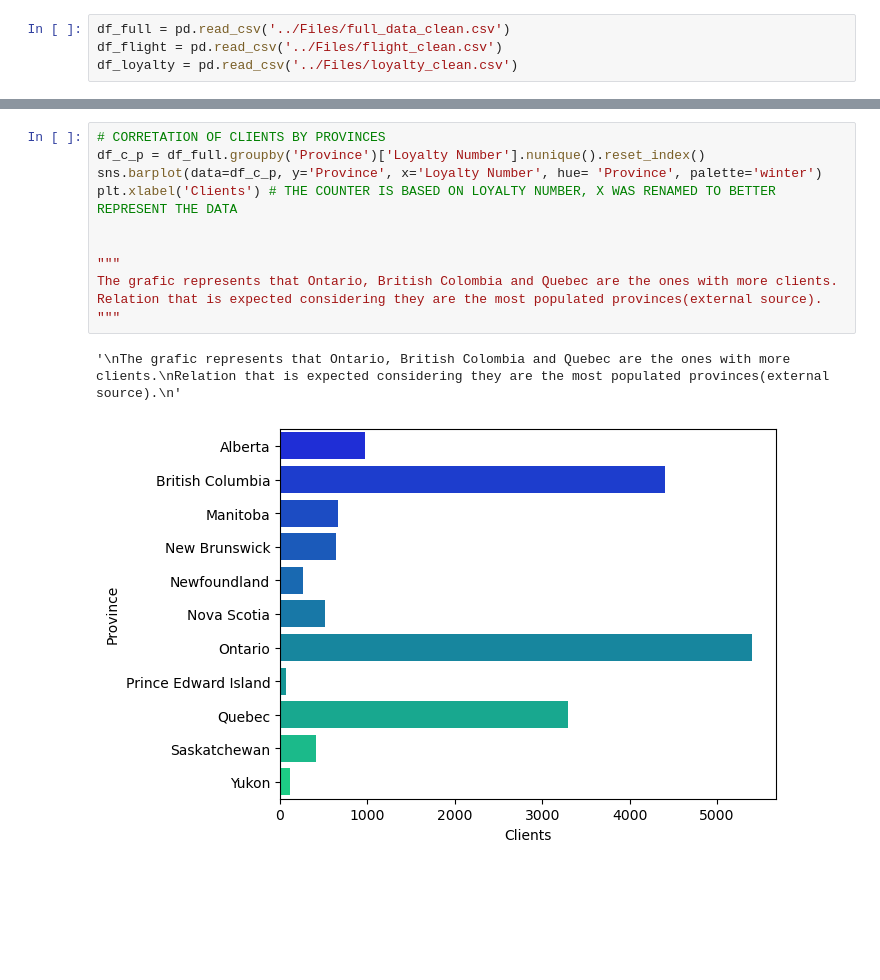
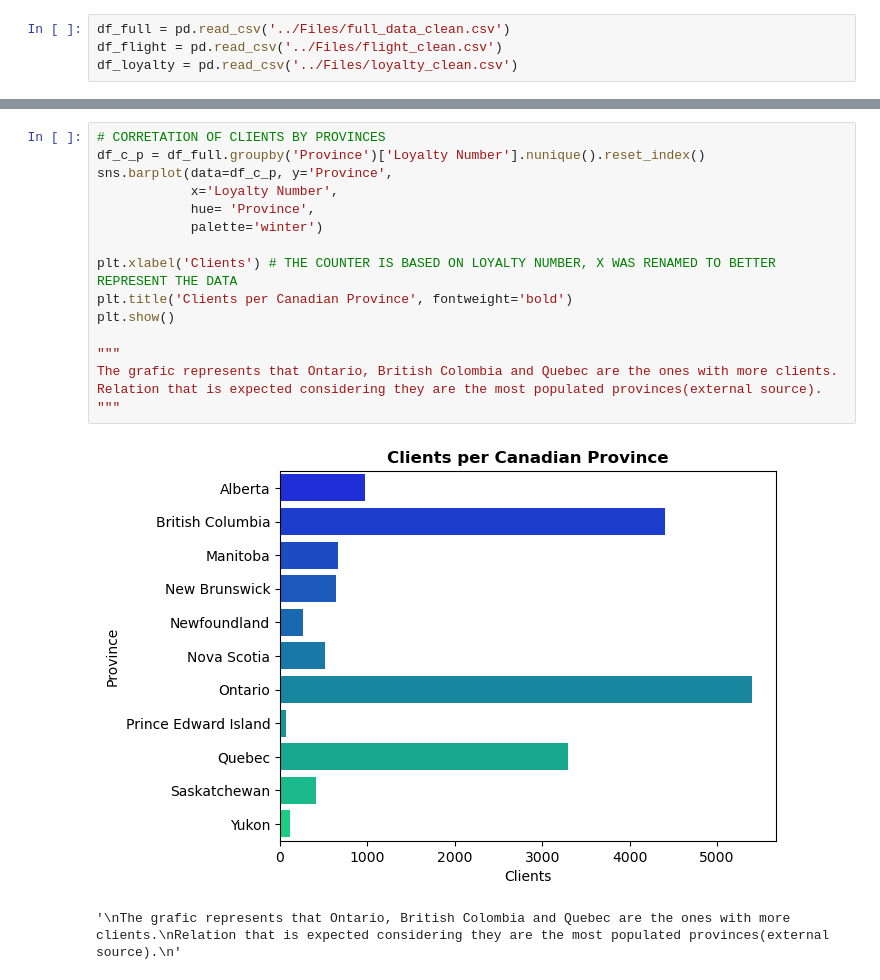
Before and after one commit to Adalab/bda-modulo-3-evaluacion-final-CibiPB, a Jupyter notebook: Notebooks/3. Data Analysis.ipynb, the cells around one changed output, grey strips where cells are left out. Drawn from its saved outputs; the diff is of its cells as text; blank space fills up the shorter version.

```diff
--- a/Notebooks/3. Data Analysis.ipynb
+++ b/Notebooks/3. Data Analysis.ipynb
@@ -98,17 +129,22 @@ df_c_p
 # %%
 # CORRETATION OF CLIENTS BY PROVINCES
 df_c_p = df_full.groupby('Province')['Loyalty Number'].nunique().reset_index()
-sns.barplot(data=df_c_p, y='Province', x='Loyalty Number', hue= 'Province', palette='winter')
+sns.barplot(data=df_c_p, y='Province',
+            x='Loyalty Number',
+            hue= 'Province',
+            palette='winter')
+
 plt.xlabel('Clients') # THE COUNTER IS BASED ON LOYALTY NUMBER, X WAS RENAMED TO BETTER REPRESENT THE DATA
-
+plt.title('Clients per Canadian Province', fontweight='bold')
+plt.show()
 
 """
 The grafic represents that Ontario, British Colombia and Quebec are the ones with more clients.
 Relation that is expected considering they are the most populated provinces(external source).
 """
 # %% [output]
+[figure, new version]
 '\nThe grafic represents that Ontario, British Colombia and Quebec are the ones with more clients.\nRelation that is expected considering they are the most populated provinces(external source).\n'
-[figure, old version]
 # %%
 # CORRELATIONN SALARY AND EDUCATION LEVEL FROM CLIENTS/ NOT CONSIDERING NULLS
 
```
Also changed, not shown: parts of 16 cells of this notebook.
